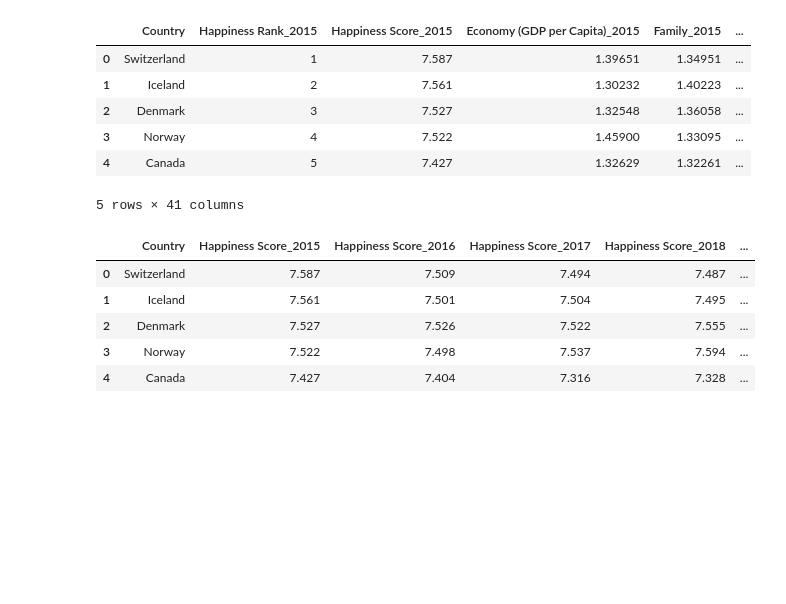
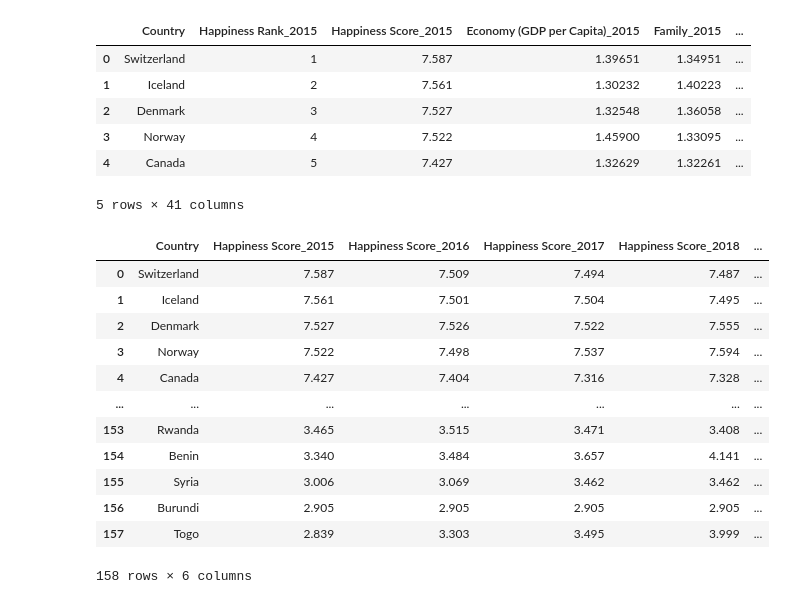
Before and after one commit to reginesgit/Factors-Contributing-to-a-Countrys-Happiness, a Jupyter notebook: Happiness/Happiness_Beginning.ipynb, the cells around one changed output. Saved outputs shown, nothing was run; the diff lists cells and outputs as text; code cells hidden in the pictures; blank space fills up the shorter version.

Commit message:
Happiness and Unemployment data cleaned

```diff
--- a/Happiness/Happiness_Beginning.ipynb
+++ b/Happiness/Happiness_Beginning.ipynb
@@ -167,12 +167,19 @@ happiness_15_19_df.head()
 # %%
 # Create DataFrame with Happiness score per date
 avg_happiness_df = happiness_15_19_df[["Country", "Happiness Score_2015", "Happiness Score_2016", "Happiness Score_2017",
                                       "Happiness Score_2018", "Happiness Score_2019"]]
-avg_happiness_df.head()
+avg_happiness_df
 # %% [output]
 |  | Country | Happiness Score_2015 | Happiness Score_2016 | Happiness Score_2017 | Happiness Score_2018 | ... |
 | 0 | Switzerland | 7.587 | 7.509 | 7.494 | 7.487 | ... |
 | 1 | Iceland | 7.561 | 7.501 | 7.504 | 7.495 | ... |
 | 2 | Denmark | 7.527 | 7.526 | 7.522 | 7.555 | ... |
 | 3 | Norway | 7.522 | 7.498 | 7.537 | 7.594 | ... |
 | 4 | Canada | 7.427 | 7.404 | 7.316 | 7.328 | ... |
+| ... | ... | ... | ... | ... | ... | ... |
+| 153 | Rwanda | 3.465 | 3.515 | 3.471 | 3.408 | ... |
+| 154 | Benin | 3.340 | 3.484 | 3.657 | 4.141 | ... |
+| 155 | Syria | 3.006 | 3.069 | 3.462 | 3.462 | ... |
+| 156 | Burundi | 2.905 | 2.905 | 2.905 | 2.905 | ... |
+| 157 | Togo | 2.839 | 3.303 | 3.495 | 3.999 | ... |
+158 rows × 6 columns
```
Also changed, not shown: parts of 2 cells of this notebook, 4 other files.
